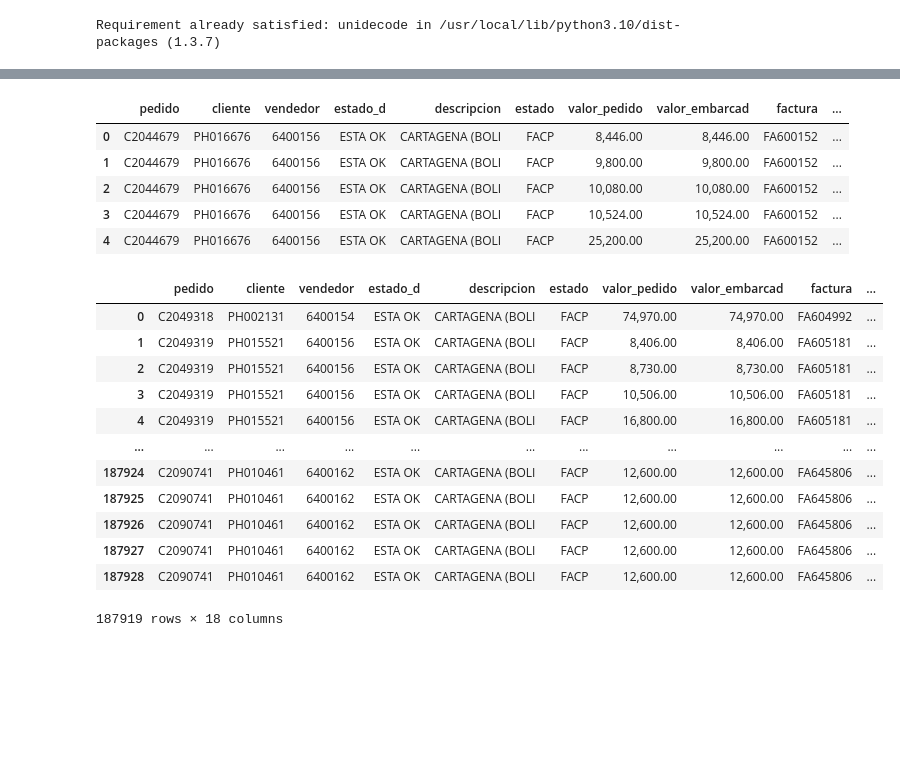
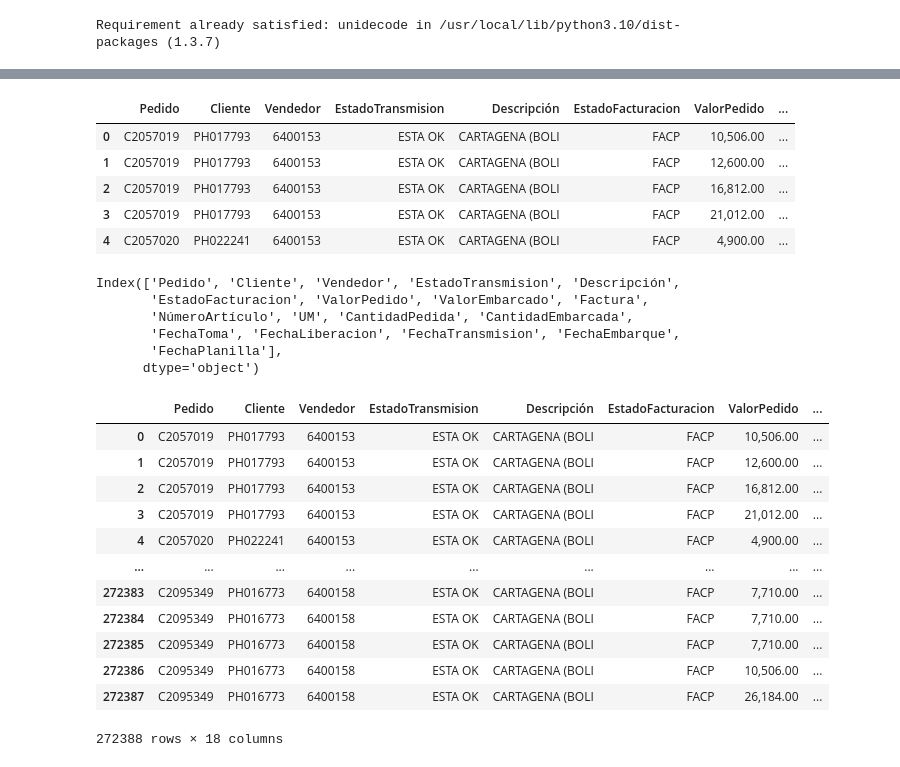
Before and after one commit to cjusquini/Monografia, a Jupyter notebook: DataProcessing.ipynb, the cells around one changed output, grey strips where cells are left out. Drawn from its saved outputs; the diff is of its cells as text; code cells hidden in the pictures; blank space fills up the shorter version.

```diff
--- a/DataProcessing.ipynb
+++ b/DataProcessing.ipynb
@@ -72,6 +72,6 @@ def formatear_fechas(df, columna):
 #Se importa el dataset con los pedidos a un DataFrame
 ruta_pedidos = r'https://raw.githubusercontent.com/cjusquini/Monografia/main/Data/Input/Pedidos.csv'
 ruta_ubicaciones = r'https://raw.githubusercontent.com/cjusquini/Monografia/main/Data/Input/Ubicaciones.csv'
-df_pedidos = pd.read_csv(ruta_pedidos, sep = ';')
+df_pedidos = pd.read_csv(ruta_pedidos, sep = ';', encoding = 'latin-1')
 df_pedidos
 # %% [output]
@@ -112,35 +112,44 @@ Fecha Pl           object
 dtype: object
 # %%
 #Se normalizan los nombres de las columnas
-df_pedidos.columns = [normalize_str(column) for column in df_pedidos.columns]
+#df_pedidos.columns = [normalize_str(column) for column in df_pedidos.columns]
 df_pedidos.head()
 # %% [output]
-|  | pedido | cliente | vendedor | estado_d | descripcion | estado | valor_pedido | valor_embarcad | factura | ... |
-| 0 | C2044679 | PH016676 | 6400156 | ESTA OK | CARTAGENA (BOLI | FACP | 8,446.00 | 8,446.00 | FA600152 | ... |
-| 1 | C2044679 | PH016676 | 6400156 | ESTA OK | CARTAGENA (BOLI | FACP | 9,800.00 | 9,800.00 | FA600152 | ... |
-| 2 | C2044679 | PH016676 | 6400156 | ESTA OK | CARTAGENA (BOLI | FACP | 10,080.00 | 10,080.00 | FA600152 | ... |
-| 3 | C2044679 | PH016676 | 6400156 | ESTA OK | CARTAGENA (BOLI | FACP | 10,524.00 | 10,524.00 | FA600152 | ... |
-| 4 | C2044679 | PH016676 | 6400156 | ESTA OK | CARTAGENA (BOLI | FACP | 25,200.00 | 25,200.00 | FA600152 | ... |
+|  | Pedido | Cliente | Vendedor | EstadoTransmision | Descripción | EstadoFacturacion | ValorPedido | ... |
+| 0 | C2057019 | PH017793 | 6400153 | ESTA OK | CARTAGENA (BOLI | FACP | 10,506.00 | ... |
+| 1 | C2057019 | PH017793 | 6400153 | ESTA OK | CARTAGENA (BOLI | FACP | 12,600.00 | ... |
+| 2 | C2057019 | PH017793 | 6400153 | ESTA OK | CARTAGENA (BOLI | FACP | 16,812.00 | ... |
+| 3 | C2057019 | PH017793 | 6400153 | ESTA OK | CARTAGENA (BOLI | FACP | 21,012.00 | ... |
+| 4 | C2057020 | PH022241 | 6400153 | ESTA OK | CARTAGENA (BOLI | FACP | 4,900.00 | ... |
+# %%
+df_pedidos.columns
+# %% [output]
+Index(['Pedido', 'Cliente', 'Vendedor', 'EstadoTransmision', 'Descripción',
+       'EstadoFacturacion', 'ValorPedido', 'ValorEmbarcado', 'Factura',
+       'NúmeroArtículo', 'UM', 'CantidadPedida', 'CantidadEmbarcada',
+       'FechaToma', 'FechaLiberacion', 'FechaTransmision', 'FechaEmbarque',
+       'FechaPlanilla'],
+      dtype='object')
 # %%
 #Se seleccionan los registros con un formato de fecha correcto y se eliminan pedidos con registros de fecha nulos
 df_pedidos_1 = df_pedidos.copy()
 pattern = r'/'
-df_pedidos_1 = df_pedidos_1[df_pedidos_1['fcha_toma'].str.contains(pattern)].reset_index(drop=True)
-df_pedidos_1 = df_pedidos_1.dropna(subset = ['fcha_toma','f_radic','f_ped','fecha_em_fcha','fecha_pl']).reset_index(drop=True)
+df_pedidos_1 = df_pedidos_1[df_pedidos_1['FechaToma'].str.contains(pattern)].reset_index(drop=True)
+df_pedidos_1 = df_pedidos_1.dropna(subset = ['FechaToma','FechaLiberacion','FechaTransmision','FechaEmbarque','FechaPlanilla']).reset_index(drop=True)
 #Se seleccionan los pedidos útiles
-df_pedidos_1 = df_pedidos_1[df_pedidos_1['estado'] == 'FACP']
+df_pedidos_1 = df_pedidos_1[df_pedidos_1['EstadoFacturacion'] == 'FACP']
 df_pedidos_1
 # %% [output]
-|  | pedido | cliente | vendedor | estado_d | descripcion | estado | valor_pedido | valor_embarcad | factura | ... |
-| 0 | C2049318 | PH002131 | 6400154 | ESTA OK | CARTAGENA (BOLI | FACP | 74,970.00 | 74,970.00 | FA604992 | ... |
-| 1 | C2049319 | PH015521 | 6400156 | ESTA OK | CARTAGENA (BOLI | FACP | 8,406.00 | 8,406.00 | FA605181 | ... |
-| 2 | C2049319 | PH015521 | 6400156 | ESTA OK | CARTAGENA (BOLI | FACP | 8,730.00 | 8,730.00 | FA605181 | ... |
-| 3 | C2049319 | PH015521 | 6400156 | ESTA OK | CARTAGENA (BOLI | FACP | 10,506.00 | 10,506.00 | FA605181 | ... |
-| 4 | C2049319 | PH015521 | 6400156 | ESTA OK | CARTAGENA (BOLI | FACP | 16,800.00 | 16,800.00 | FA605181 | ... |
-| ... | ... | ... | ... | ... | ... | ... | ... | ... | ... | ... |
-| 187924 | C2090741 | PH010461 | 6400162 | ESTA OK | CARTAGENA (BOLI | FACP | 12,600.00 | 12,600.00 | FA645806 | ... |
-| 187925 | C2090741 | PH010461 | 6400162 | ESTA OK | CARTAGENA (BOLI | FACP | 12,600.00 | 12,600.00 | FA645806 | ... |
-| 187926 | C2090741 | PH010461 | 6400162 | ESTA OK | CARTAGENA (BOLI | FACP | 12,600.00 | 12,600.00 | FA645806 | ... |
-| 187927 | C2090741 | PH010461 | 6400162 | ESTA OK | CARTAGENA (BOLI | FACP | 12,600.00 | 12,600.00 | FA645806 | ... |
-| 187928 | C2090741 | PH010461 | 6400162 | ESTA OK | CARTAGENA (BOLI | FACP | 12,600.00 | 12,600.00 | FA645806 | ... |
+|  | Pedido | Cliente | Vendedor | EstadoTransmision | Descripción | EstadoFacturacion | ValorPedido | ... |
+| 0 | C2057019 | PH017793 | 6400153 | ESTA OK | CARTAGENA (BOLI | FACP | 10,506.00 | ... |
+| 1 | C2057019 | PH017793 | 6400153 | ESTA OK | CARTAGENA (BOLI | FACP | 12,600.00 | ... |
+| 2 | C2057019 | PH017793 | 6400153 | ESTA OK | CARTAGENA (BOLI | FACP | 16,812.00 | ... |
+| 3 | C2057019 | PH017793 | 6400153 | ESTA OK | CARTAGENA (BOLI | FACP | 21,012.00 | ... |
+| 4 | C2057020 | PH022241 | 6400153 | ESTA OK | CARTAGENA (BOLI | FACP | 4,900.00 | ... |
+| ... | ... | ... | ... | ... | ... | ... | ... | ... |
+| 272383 | C2095349 | PH016773 | 6400158 | ESTA OK | CARTAGENA (BOLI | FACP | 7,710.00 | ... |
+| 272384 | C2095349 | PH016773 | 6400158 | ESTA OK | CARTAGENA (BOLI | FACP | 7,710.00 | ... |
+| 272385 | C2095349 | PH016773 | 6400158 | ESTA OK | CARTAGENA (BOLI | FACP | 7,710.00 | ... |
+| 272386 | C2095349 | PH016773 | 6400158 | ESTA OK | CARTAGENA (BOLI | FACP | 10,506.00 | ... |
+| 272387 | C2095349 | PH016773 | 6400158 | ESTA OK | CARTAGENA (BOLI | FACP | 26,184.00 | ... |
-187919 rows × 18 columns
+272388 rows × 18 columns
```
Also changed, not shown: parts of 18 cells of this notebook, 2 other files.
